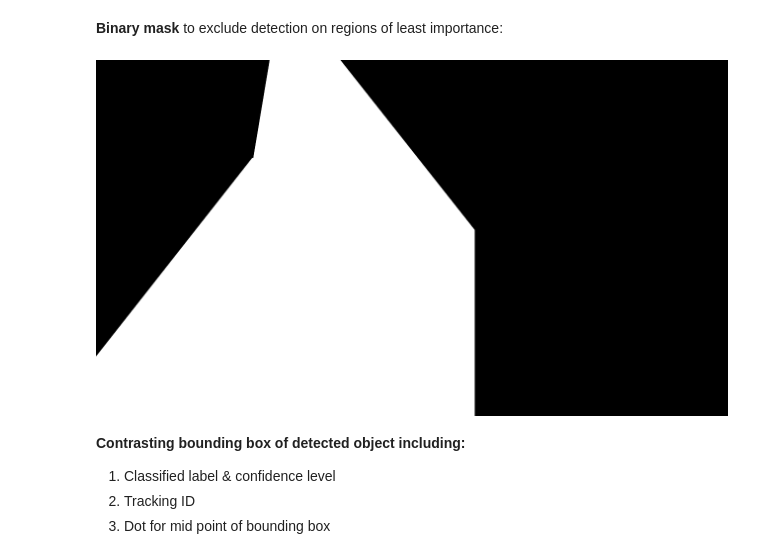
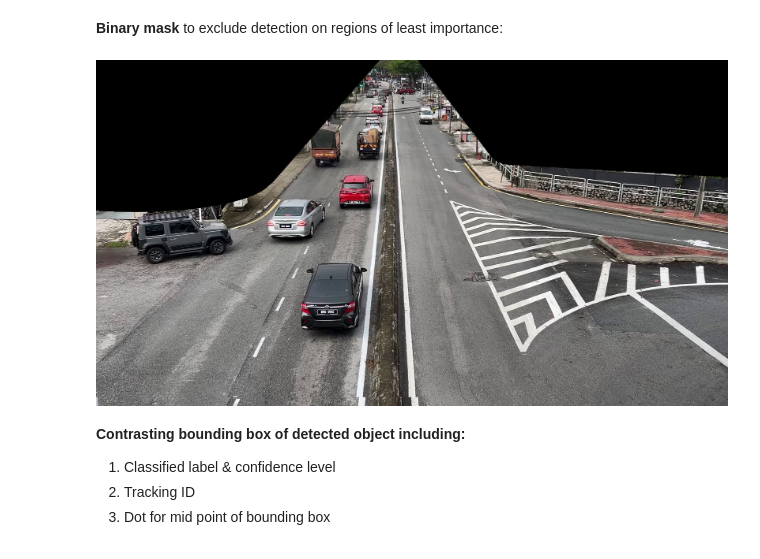
Before and after one commit to xiyap/Vehicle_Tracker_Counter_YOLOv8, a Jupyter notebook: Vehicle Tracker & Counter - Object Detection + YOLOv8 + Custom BBox.ipynb, the cells around one changed output. Drawn from its saved outputs; the diff is of its cells as text; code cells hidden in the pictures.

```diff
--- a/Vehicle Tracker & Counter - Object Detection + YOLOv8 + Custom BBox.ipynb
+++ b/Vehicle Tracker & Counter - Object Detection + YOLOv8 + Custom BBox.ipynb
@@ -178,9 +186,9 @@ cv2.destroyAllWindows()
 # %% [markdown]
 **Binary mask** to exclude detection on regions of least importance:
 # %%
-Image('Data/mask.png', width = 700)
+Image('Data/masked_region_2.jpg', width = 700)
 # %% [output]
-[figure, old version]
+[figure, new version]
 # %% [markdown]
 **Contrasting bounding box of detected object including:**
 1. Classified label & confidence level
```
Also changed, not shown: parts of 3 cells of this notebook.
